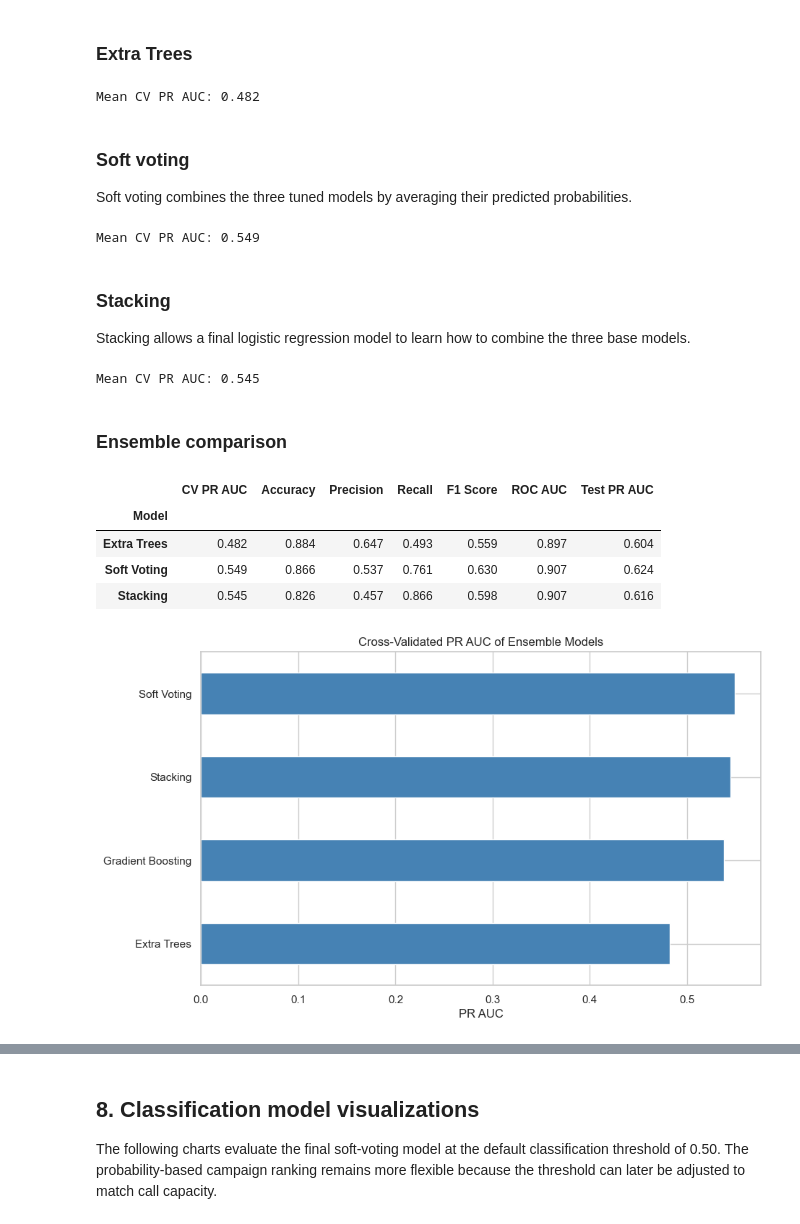
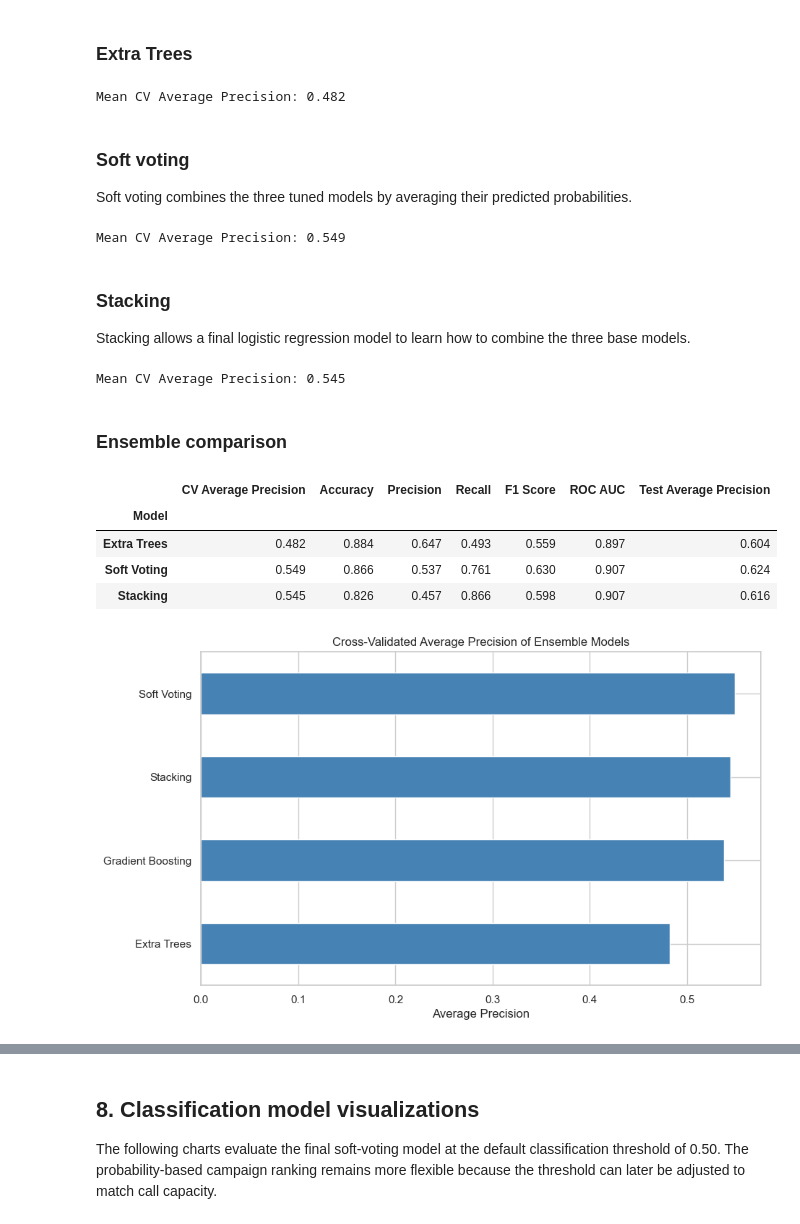
Before and after one commit to onazor/machine-learning-projects, a Jupyter notebook: campaign-analysis/main.ipynb, the cells around one changed output, grey strips where cells are left out. Cells and saved outputs as stored; diff of their text form; code cells hidden in the pictures.

```diff
--- a/campaign-analysis/main.ipynb
+++ b/campaign-analysis/main.ipynb
@@ -411,12 +411,12 @@ for model_name, model in models.items():
         "Recall": recall_score(y_test, predictions),
         "F1 Score": f1_score(y_test, predictions),
         "ROC AUC": roc_auc_score(y_test, probabilities),
-        "PR AUC": average_precision_score(y_test, probabilities),
+        "Average Precision": average_precision_score(y_test, probabilities),
     })
 
     trained_models[model_name] = model_pipeline
 
 model_results = pd.DataFrame(results).set_index("Model")
-model_results = model_results.sort_values("PR AUC", ascending=False)
+model_results = model_results.sort_values("Average Precision", ascending=False)
 display(model_results.round(3))
 # %% [output]
@@ -648,9 +648,9 @@ extra_trees_cv = cross_val_score(
 )
 
 extra_trees_pipeline.fit(X_train, y_train, model__sample_weight=boosting_weights)
-print("Mean CV PR AUC:", round(extra_trees_cv.mean(), 3))
+print("Mean CV Average Precision:", round(extra_trees_cv.mean(), 3))
 # %% [output]
-Mean CV PR AUC: 0.482
+Mean CV Average Precision: 0.482
 # %% [markdown]
 ### Soft voting
 
@@ -672,9 +672,9 @@ voting_cv = cross_val_score(
 )
 
 voting_pipeline.fit(X_train, y_train, model__sample_weight=boosting_weights)
-print("Mean CV PR AUC:", round(voting_cv.mean(), 3))
+print("Mean CV Average Precision:", round(voting_cv.mean(), 3))
 # %% [output]
-Mean CV PR AUC: 0.549
+Mean CV Average Precision: 0.549
 # %% [markdown]
 ### Stacking
 
@@ -704,9 +704,9 @@ stacking_cv = cross_val_score(
 )
 
 stacking_pipeline.fit(X_train, y_train, model__sample_weight=boosting_weights)
-print("Mean CV PR AUC:", round(stacking_cv.mean(), 3))
+print("Mean CV Average Precision:", round(stacking_cv.mean(), 3))
 # %% [output]
-Mean CV PR AUC: 0.545
+Mean CV Average Precision: 0.545
 # %% [markdown]
 ### Ensemble comparison
 # %%
@@ -730,19 +730,19 @@ for model_name, model in ensemble_models.items():
 
     ensemble_results.append({
         "Model": model_name,
-        "CV PR AUC": ensemble_cv_scores[model_name],
+        "CV Average Precision": ensemble_cv_scores[model_name],
         "Accuracy": accuracy_score(y_test, predictions),
         "Precision": precision_score(y_test, predictions),
         "Recall": recall_score(y_test, predictions),
         "F1 Score": f1_score(y_test, predictions),
         "ROC AUC": roc_auc_score(y_test, probabilities),
-        "Test PR AUC": average_precision_score(y_test, probabilities),
+        "Test Average Precision": average_precision_score(y_test, probabilities),
     })
 
 ensemble_model_results = pd.DataFrame(ensemble_results).set_index("Model")
 display(ensemble_model_results.round(3))
 # %% [output]
-|  | CV PR AUC | Accuracy | Precision | Recall | F1 Score | ROC AUC | Test PR AUC |
+|  | CV Average Precision | Accuracy | Precision | Recall | F1 Score | ROC AUC | Test Average Precision |
 | Model |  |  |  |  |  |  |  |
 | Extra Trees | 0.482 | 0.884 | 0.647 | 0.493 | 0.559 | 0.897 | 0.604 |
 | Soft Voting | 0.549 | 0.866 | 0.537 | 0.761 | 0.630 | 0.907 | 0.624 |
@@ -750,18 +750,18 @@ display(ensemble_model_results.round(3))
 # %%
 ensemble_comparison = pd.Series({
     "Gradient Boosting": boosting_search.best_score_,
     "Extra Trees": extra_trees_cv.mean(),
     "Soft Voting": voting_cv.mean(),
     "Stacking": stacking_cv.mean(),
 })
 
 ensemble_comparison.sort_values().plot(kind="barh", color=PLOT_COLOR, figsize=(10, 6))
-plt.title("Cross-Validated PR AUC of Ensemble Models")
-plt.xlabel("PR AUC")
+plt.title("Cross-Validated Average Precision of Ensemble Models")
+plt.xlabel("Average Precision")
 plt.ylabel("")
 plt.show()
 # %% [output]
-[figure, old version]
+[figure, new version]
 # %% [markdown]
 ### Ensemble findings
 
```
Also changed, not shown: parts of 15 cells of this notebook.
